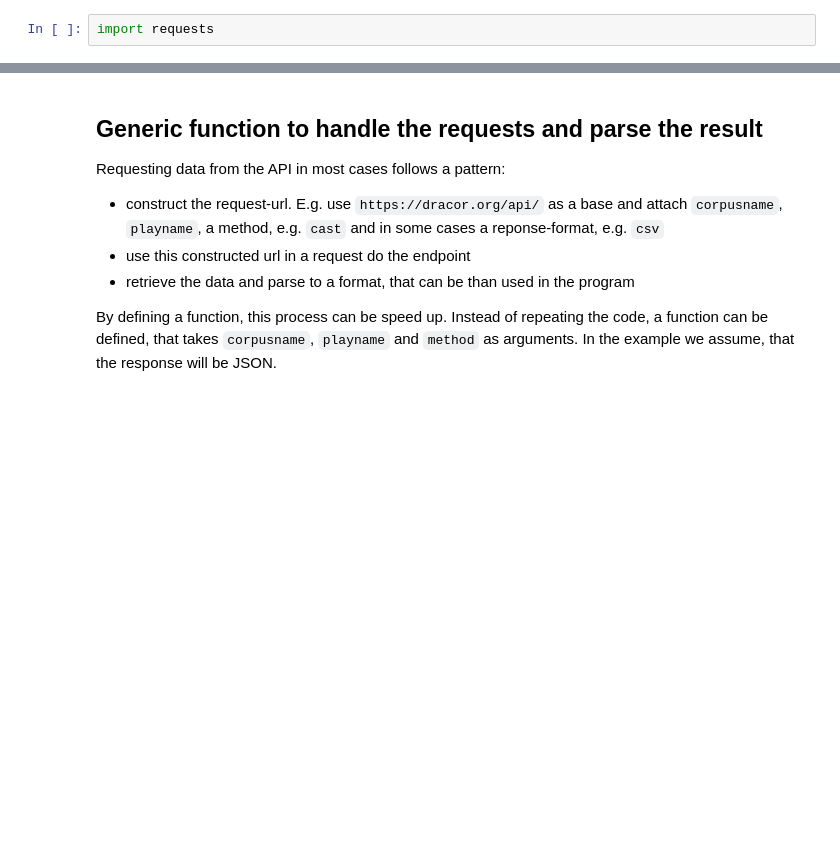
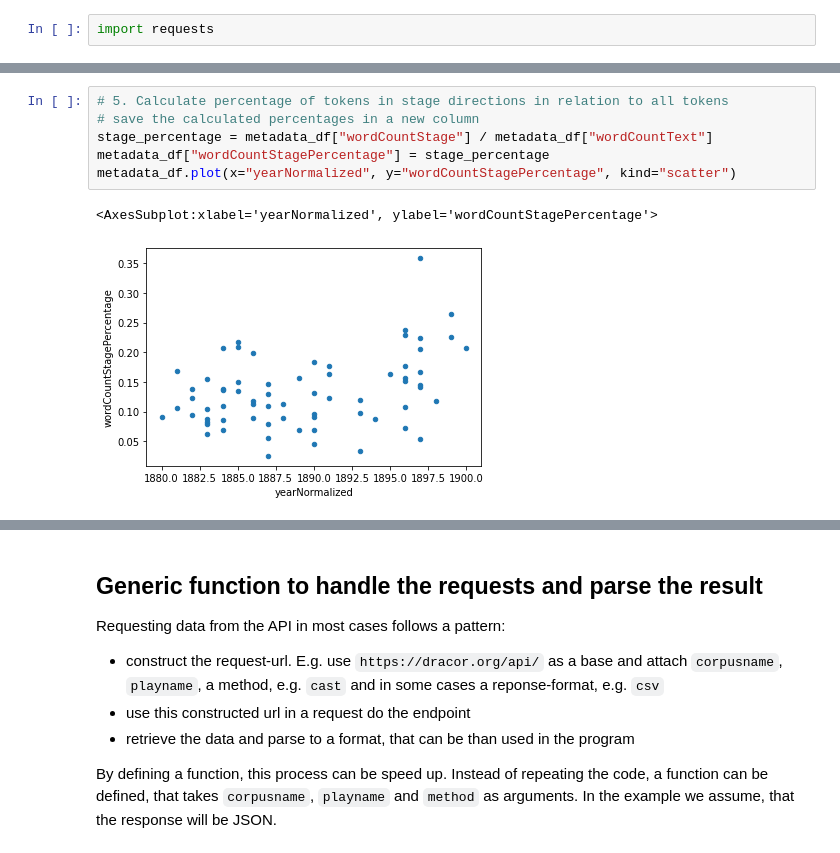
Before and after one commit to dracor-org/dracor-notebooks, a Jupyter notebook: api-tutorial/api-tutorial.ipynb, the cells around one changed output, grey strips where cells are left out. Saved outputs shown, nothing was run; the diff lists cells and outputs as text; blank space fills up the shorter version.

```diff
--- a/api-tutorial/api-tutorial.ipynb
+++ b/api-tutorial/api-tutorial.ipynb
@@ -34,0 +288,9 @@ for corpus in corpora:
+# %%
+# 5. Calculate percentage of tokens in stage directions in relation to all tokens
+# save the calculated percentages in a new column
+stage_percentage = metadata_df["wordCountStage"] / metadata_df["wordCountText"]
+metadata_df["wordCountStagePercentage"] = stage_percentage
+metadata_df.plot(x="yearNormalized", y="wordCountStagePercentage", kind="scatter")
+# %% [output]
+<AxesSubplot:xlabel='yearNormalized', ylabel='wordCountStagePercentage'>
+[figure, added]
```
Also changed, not shown: parts of 68 cells of this notebook.
